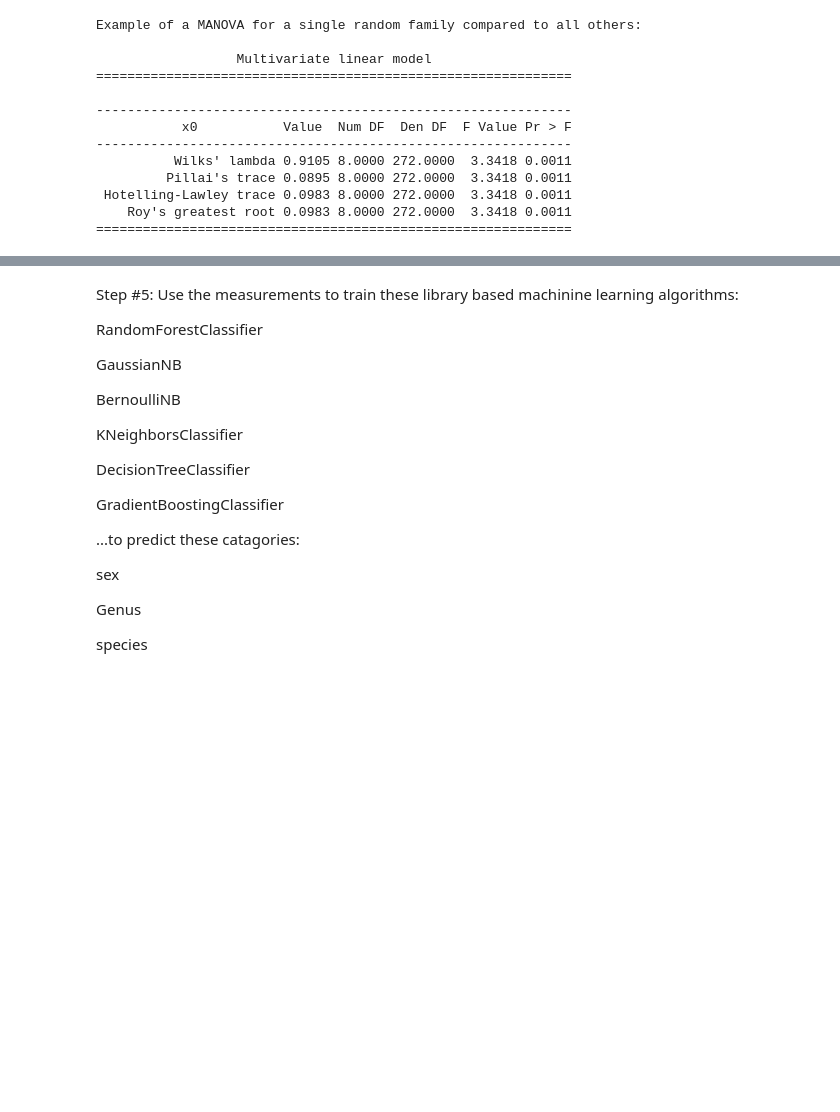
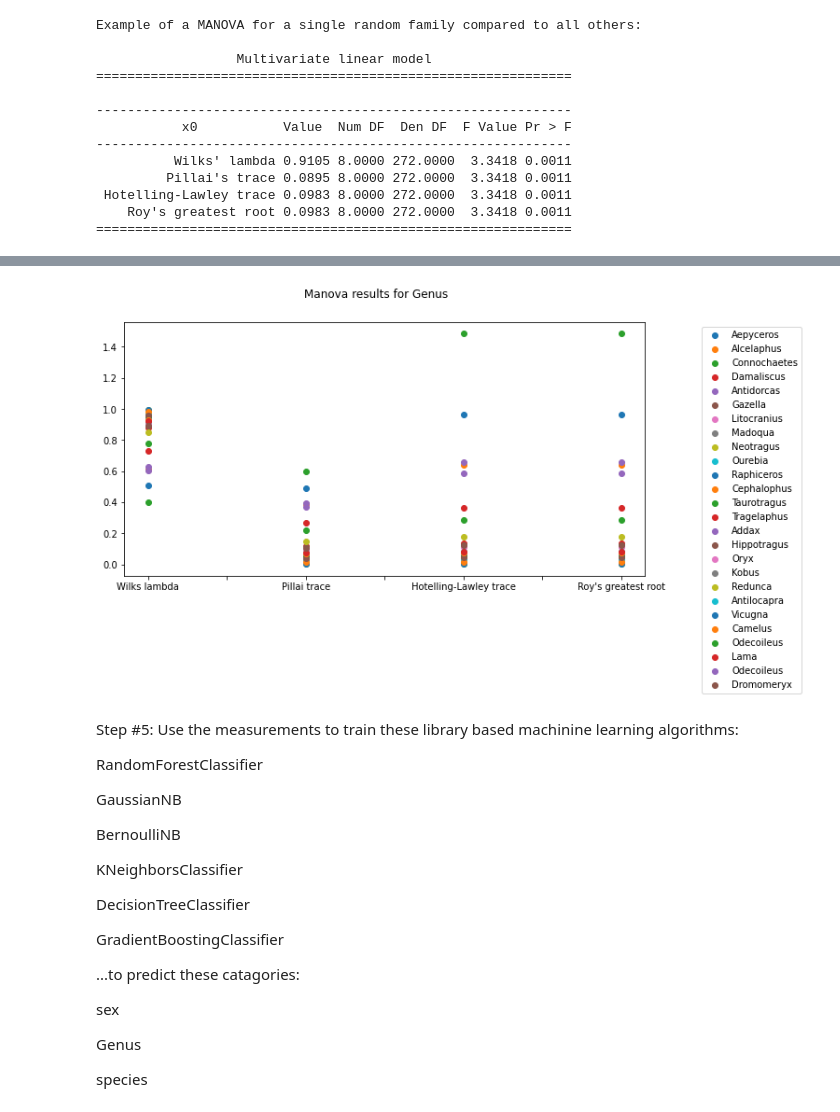
Before and after one commit to achilnos/Artiodactyla-Project, a Jupyter notebook: Artiodactyla clustering analysis.ipynb, the cells around one changed output, grey strips where cells are left out. Saved outputs shown, nothing was run; the diff lists cells and outputs as text; code cells hidden in the pictures; blank space fills up the shorter version.

```diff
--- a/Artiodactyla clustering analysis.ipynb
+++ b/Artiodactyla clustering analysis.ipynb
@@ -797,3 +768,7 @@ man_species(df_lengths_species, y_species_dummies)
+# %%
+single_manova_stats(df_lengths_genus, Genus)
+# %% [output]
+[figure, added]
 # %% [markdown]
 Step #5: Use the measurements to train these library based machinine learning algorithms:
 
```
Also changed, not shown: parts of 26 cells of this notebook.
